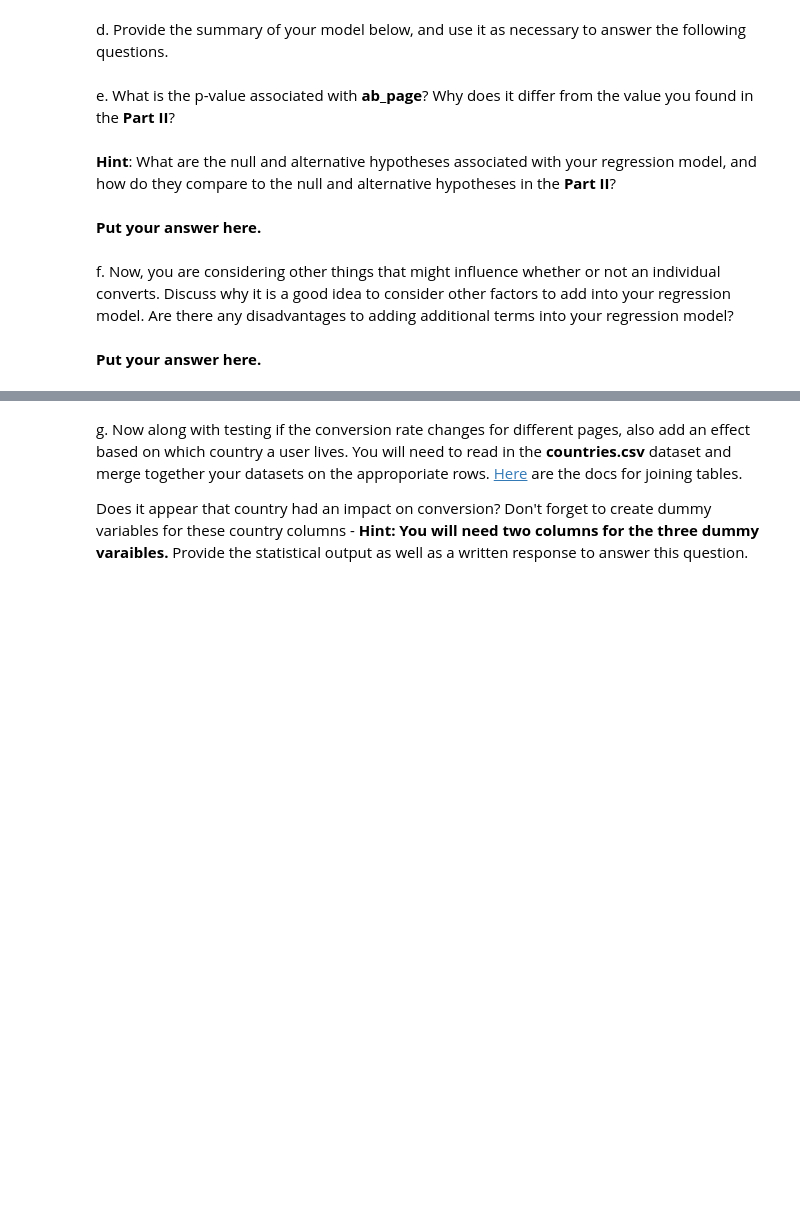
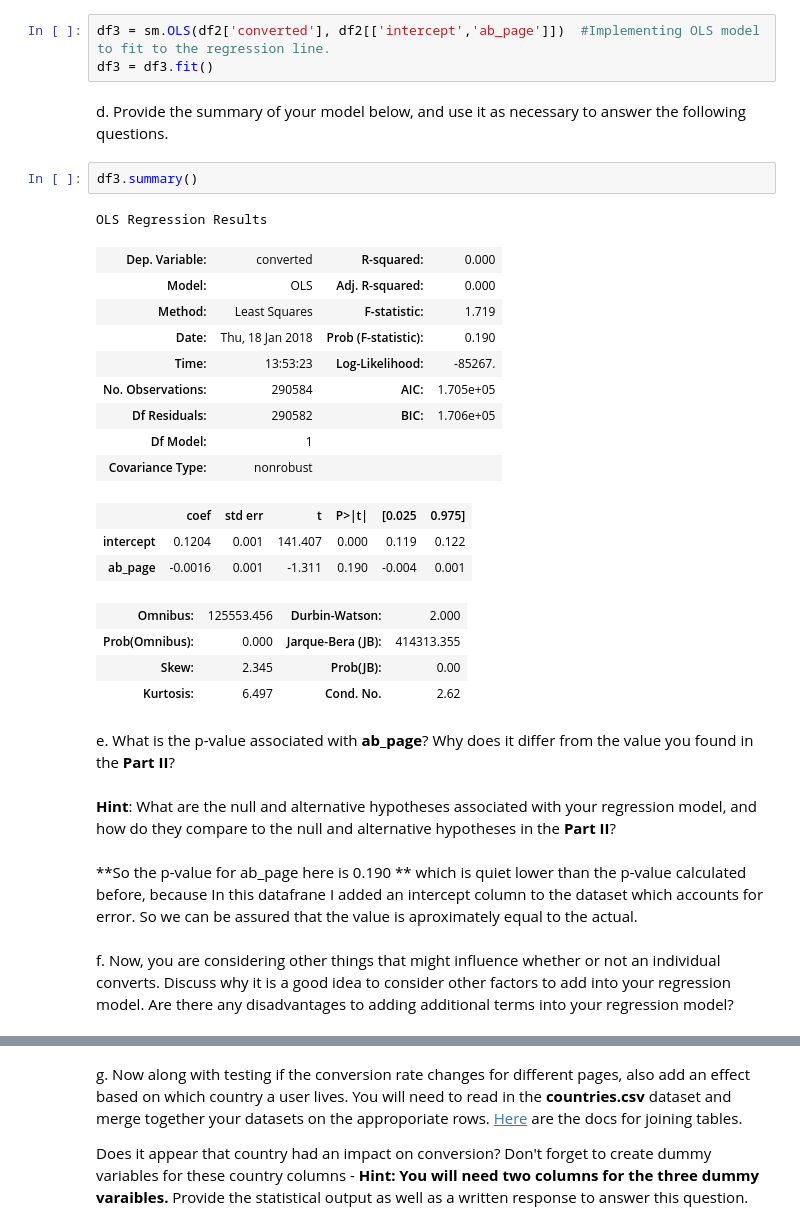
Before and after one commit to VrushM/AB_testing, a Jupyter notebook: Analyze_ab_test_results_notebook.ipynb, the cells around one changed output, grey strips where cells are left out. Cells and saved outputs as stored; diff of their text form; blank space fills up the shorter version.

```diff
--- a/Analyze_ab_test_results_notebook.ipynb
+++ b/Analyze_ab_test_results_notebook.ipynb
@@ -290,12 +341,33 @@ b. The goal is to use **statsmodels** to fit the regression model you specified
 # %% [markdown]
 c. Use **statsmodels** to import your regression model.  Instantiate the model, and fit the model using the two columns you created in part **b.** to predict whether or not an individual converts.
+# %%
+df3 = sm.OLS(df2['converted'], df2[['intercept','ab_page']])  #Implementing OLS model to fit to the regression line.
+df3 = df3.fit()
 # %% [markdown]
 d. Provide the summary of your model below, and use it as necessary to answer the following questions.
+# %%
+df3.summary()
+# %% [output]
+OLS Regression Results
+| Dep. Variable: | converted | R-squared: | 0.000 |
+| Model: | OLS | Adj. R-squared: | 0.000 |
+| Method: | Least Squares | F-statistic: | 1.719 |
+| Date: | Thu, 18 Jan 2018 | Prob (F-statistic): | 0.190 |
+| Time: | 13:53:23 | Log-Likelihood: | -85267. |
+| No. Observations: | 290584 | AIC: | 1.705e+05 |
+| Df Residuals: | 290582 | BIC: | 1.706e+05 |
+| Df Model: | 1 |  |  |
+| Covariance Type: | nonrobust |  |  |
+|  | coef | std err | t | P>|t| | [0.025 | 0.975] |
+| intercept | 0.1204 | 0.001 | 141.407 | 0.000 | 0.119 | 0.122 |
+| ab_page | -0.0016 | 0.001 | -1.311 | 0.190 | -0.004 | 0.001 |
+| Omnibus: | 125553.456 | Durbin-Watson: | 2.000 |
+| Prob(Omnibus): | 0.000 | Jarque-Bera (JB): | 414313.355 |
+| Skew: | 2.345 | Prob(JB): | 0.00 |
+| Kurtosis: | 6.497 | Cond. No. | 2.62 |
 # %% [markdown]
 e. What is the p-value associated with **ab_page**? Why does it differ from the value you found in the **Part II**?<br><br>  **Hint**: What are the null and alternative hypotheses associated with your regression model, and how do they compare to the null and alternative hypotheses in the **Part II**?
-# %% [markdown]
-**Put your answer here.**
+# %% [markdown]
+**So the p-value for ab_page here is 0.190 ** which is quiet lower than the p-value calculated before, because In this datafrane I added an intercept column to the dataset which accounts for error. So we can be assured that the value is aproximately equal to the actual.
 # %% [markdown]
 f. Now, you are considering other things that might influence whether or not an individual converts.  Discuss why it is a good idea to consider other factors to add into your regression model.  Are there any disadvantages to adding additional terms into your regression model?
-# %% [markdown]
-**Put your answer here.**
```
Also changed, not shown: parts of 50 cells of this notebook.
